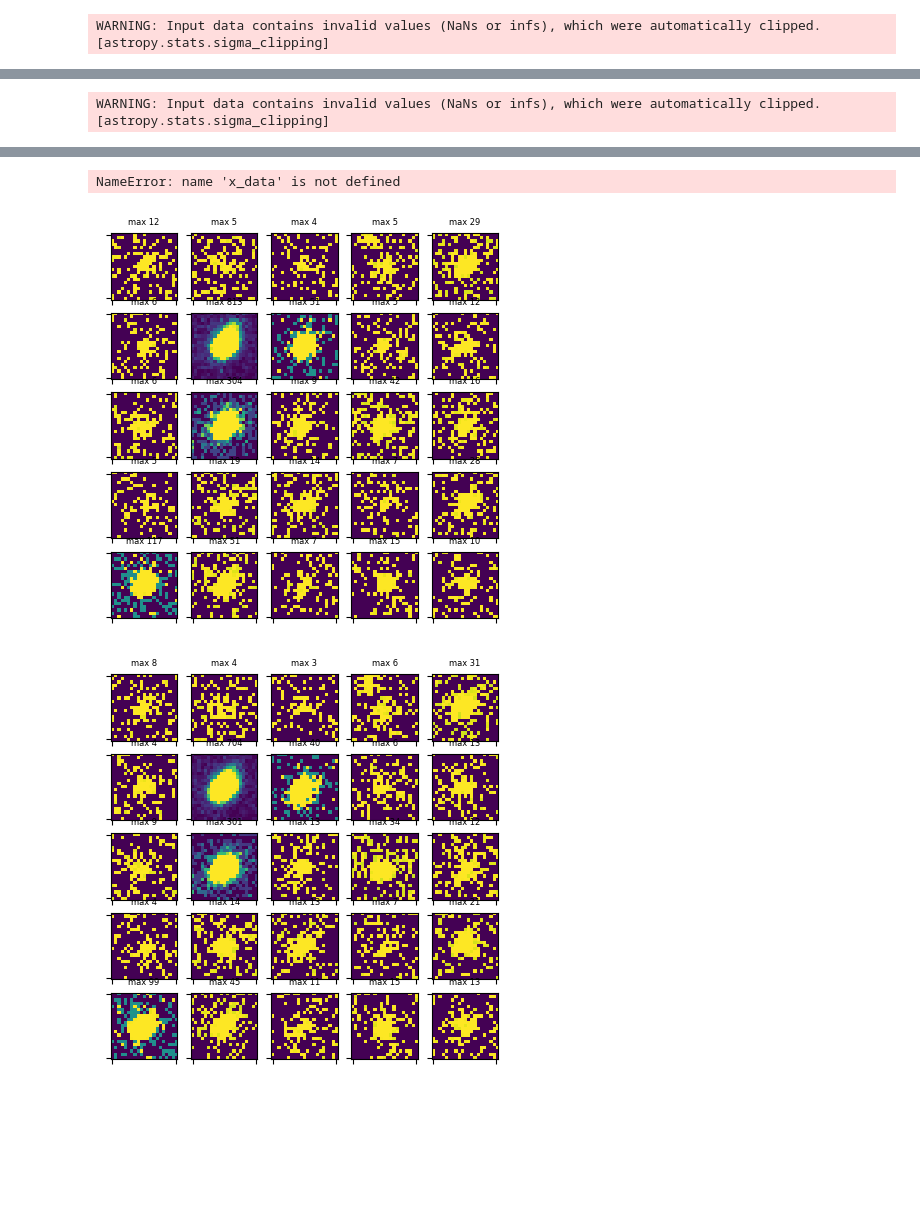
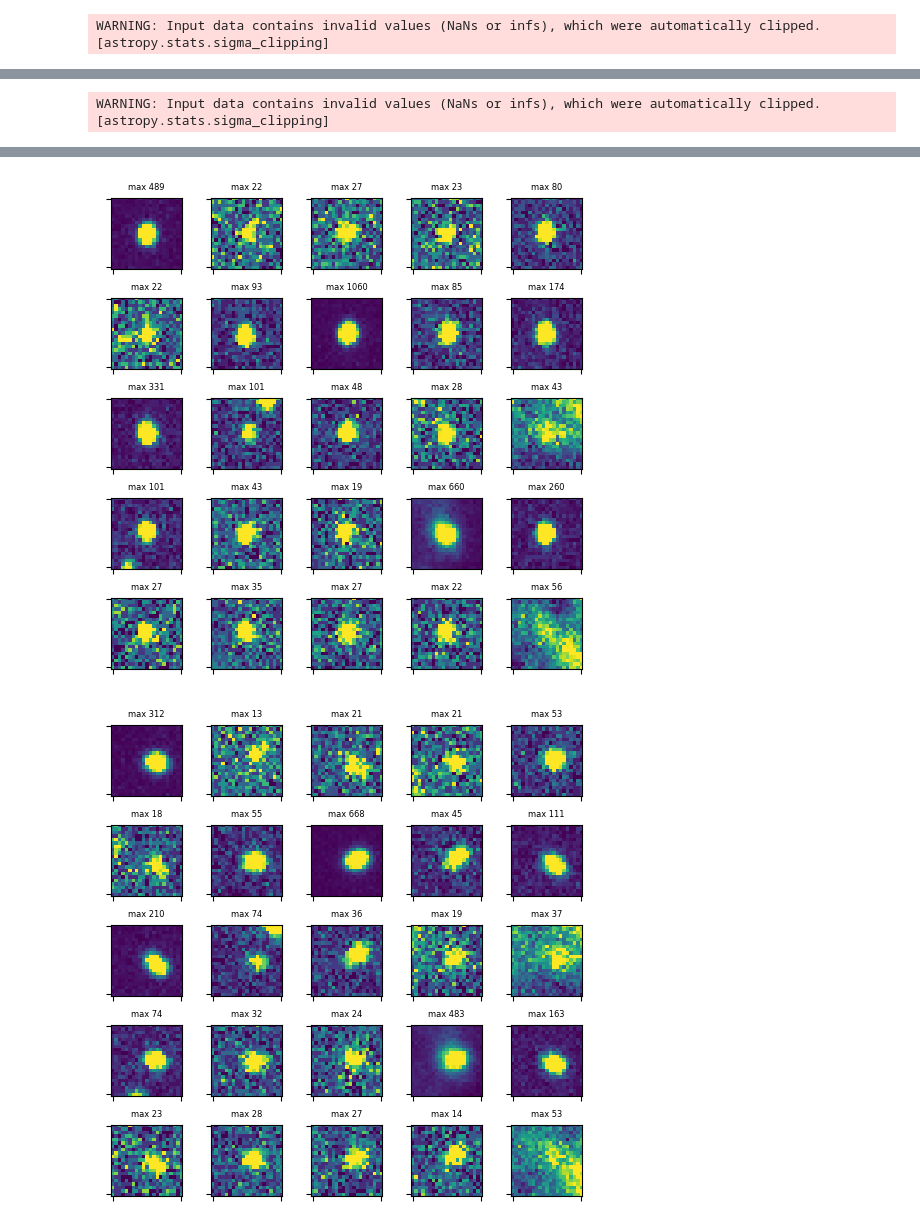
Before and after one commit to MillionConcepts/glcat, a Jupyter notebook: quality checking methods.ipynb, the cells around one changed output, grey strips where cells are left out. Cells and saved outputs as stored; diff of their text form; code cells hidden in the pictures; blank space fills up the shorter version.

```diff
--- a/quality checking methods.ipynb
+++ b/quality checking methods.ipynb
@@ -18,7 +18,7 @@ sys.path.append('/home/bekah/gPhoton2')
 sys.path.append('/home/ubuntu/gPhoton2/gPhoton')
 from gPhoton.pipeline import execute_pipeline
 # %%
-eclipse = 1696
+eclipse = 580
 band = "NUV"
 leg = 0
 local_root = "/home/bekah/gPhoton2/"
@@ -26,22 +26,6 @@ local_root = "/home/bekah/gPhoton2/"
 og_folder = local_root + "og_asp_"+str(eclipse)
 new_folder = local_root + "new_asp"+str(eclipse)
 
-"""execute_pipeline(
-        eclipse,
-        band,
-        depth=None,
-        threads=4,
-        local_root=new_folder,
-        recreate=False,
-        aperture_sizes=[12.8],
-        write={"movie": False, "image": True},
-        compression="rice",
-        lil=True,
-        burst=False,
-        extended_photonlist=True,
-        aspect="aspect2"
-    ) """
-
 files = get_file_names(eclipse, band, leg, og_folder, new_folder, local_root)
 
 new_comparison(files)
@@ -85,6 +69,5 @@ WARNING: Input data contains invalid values (NaNs or infs), which were automatic
-NameError: name 'x_data' is not defined
-[figure, old version]
+[figure, new version]
-[figure, old version]
+[figure, new version]
 # %%
 def new_comparison(file_names):
     """ get list of cars"""
```
Also changed, not shown: parts of 5 cells of this notebook, 4 other files.
